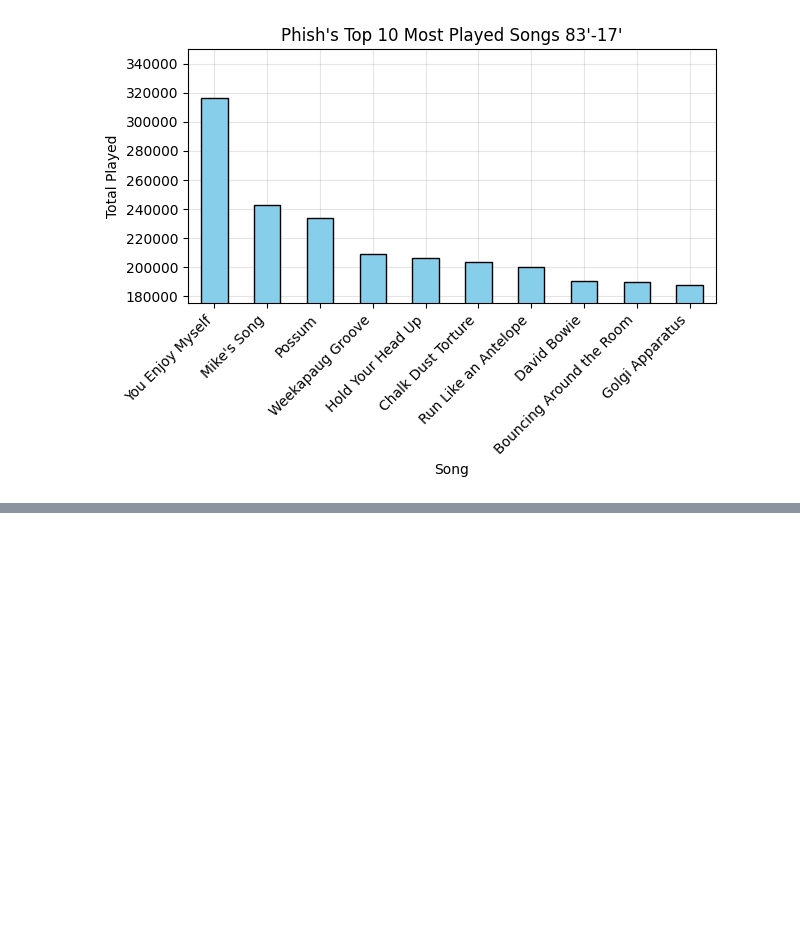
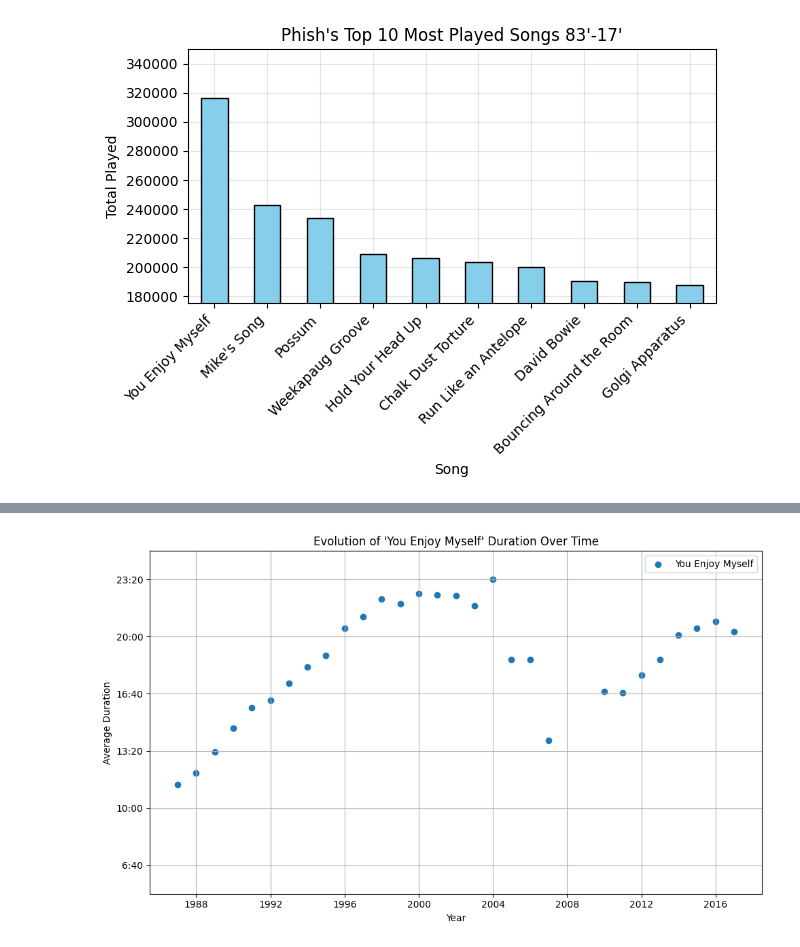
Before and after one commit to jessicastaggs/phish_setlist_analysis, a Jupyter notebook: phish_setlist_analysis_notebook.ipynb, the cells around one changed output, grey strips where cells are left out. Saved outputs shown, nothing was run; the diff lists cells and outputs as text; code cells hidden in the pictures; blank space fills up the shorter version.

```diff
--- a/phish_setlist_analysis_notebook.ipynb
+++ b/phish_setlist_analysis_notebook.ipynb
@@ -110,0 +117,57 @@ plt.show()
+# %%
+
+# Custom function to convert 'mm:ss' string to seconds
+def convert_to_seconds(val):
+    try:
+        if isinstance(val, str) and ':' in val:
+            minutes, seconds = map(int, val.strip().split(':'))
+            return minutes * 60 + seconds
+        return float(val)
+    except:
+        return None
+
+# Apply conversion
+df['duration_song'] = df['duration_song'].apply(convert_to_seconds)
+
+# Fill missing values with column mean
+df['duration_song'] = df['duration_song'].fillna(df['duration_song'].mean())
+
+# Convert date to datetime
+df['date'] = pd.to_datetime(df['date'], errors='coerce').dt.tz_localize(None)
+
+# Drop rows without valid date or duration
+df = df.dropna(subset=['date', 'duration_song'])
+
+
+# Get the top song by count
+top_song = df['song'].value_counts().idxmax()  # Should be "You Enjoy Myself"
+top_song_df = df[df['song'] == top_song]
+
+# Resample by year and calculate average duration
+top_song_yearly = top_song_df.set_index('date').resample('Y')['duration_song'].mean()
+
+# Smooth with rolling average (optional)
+top_song_yearly_rolling = top_song_yearly.rolling(window=3, min_periods=1).mean()
+
+# Plot
+plt.figure(figsize=(10, 6))
+plt.scatter(top_song_yearly_rolling.index, top_song_yearly_rolling, marker='o', label=top_song)
+
+# Format y-axis as mm:ss
+def seconds_to_mmss(x, pos):
+    minutes = int(x // 60)
+    seconds = int(x % 60)
+    return f"{minutes}:{seconds:02d}"
+
+plt.gca().yaxis.set_major_formatter(ticker.FuncFormatter(seconds_to_mmss))
+
+plt.title(f"Evolution of '{top_song}' Duration Over Time")
+plt.xlabel('Year')
+plt.ylabel('Average Duration')
+plt.ylim(300, 1500)
+plt.grid(True)
+plt.legend()
+plt.tight_layout()
+plt.show()
+# %% [output]
+[figure, added]
```
Also changed, not shown: parts of 7 cells of this notebook.
